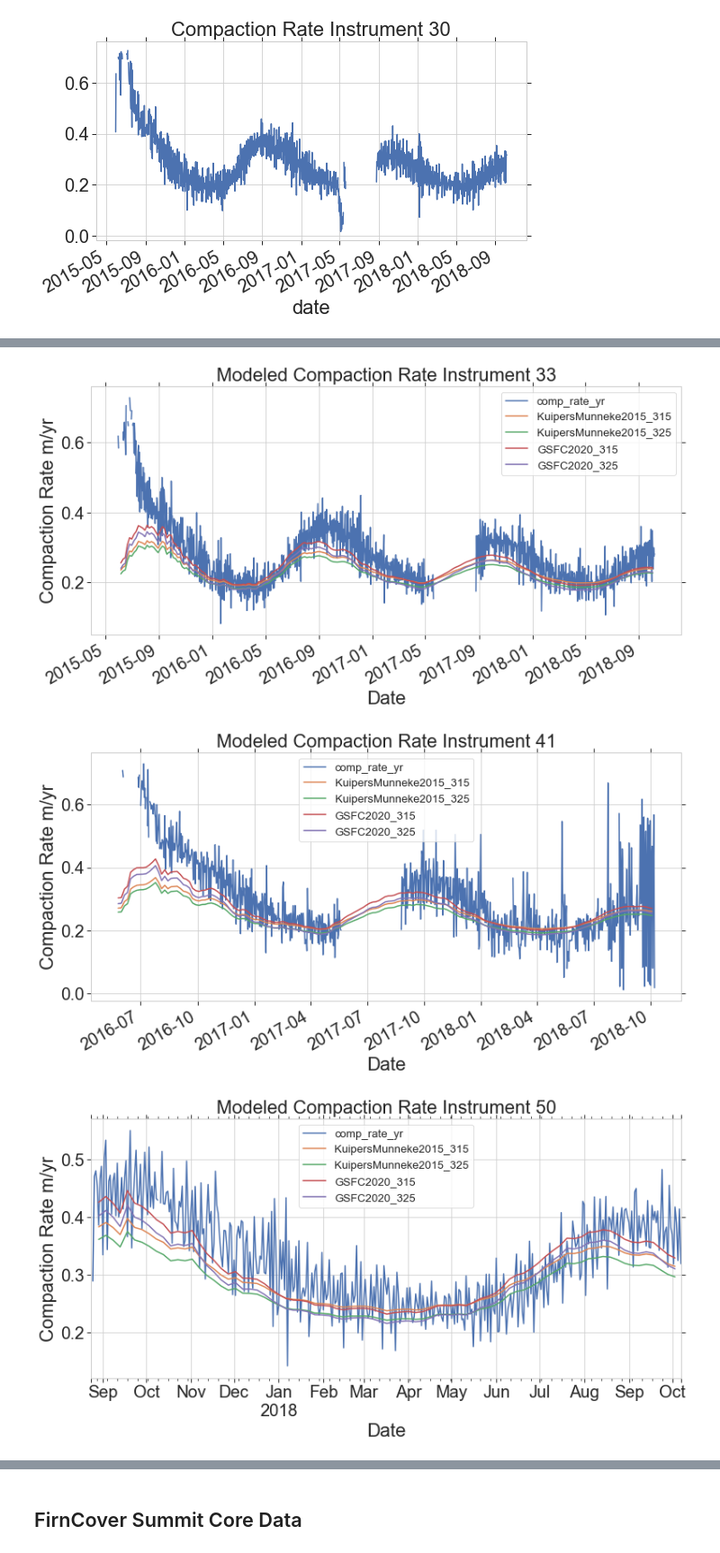
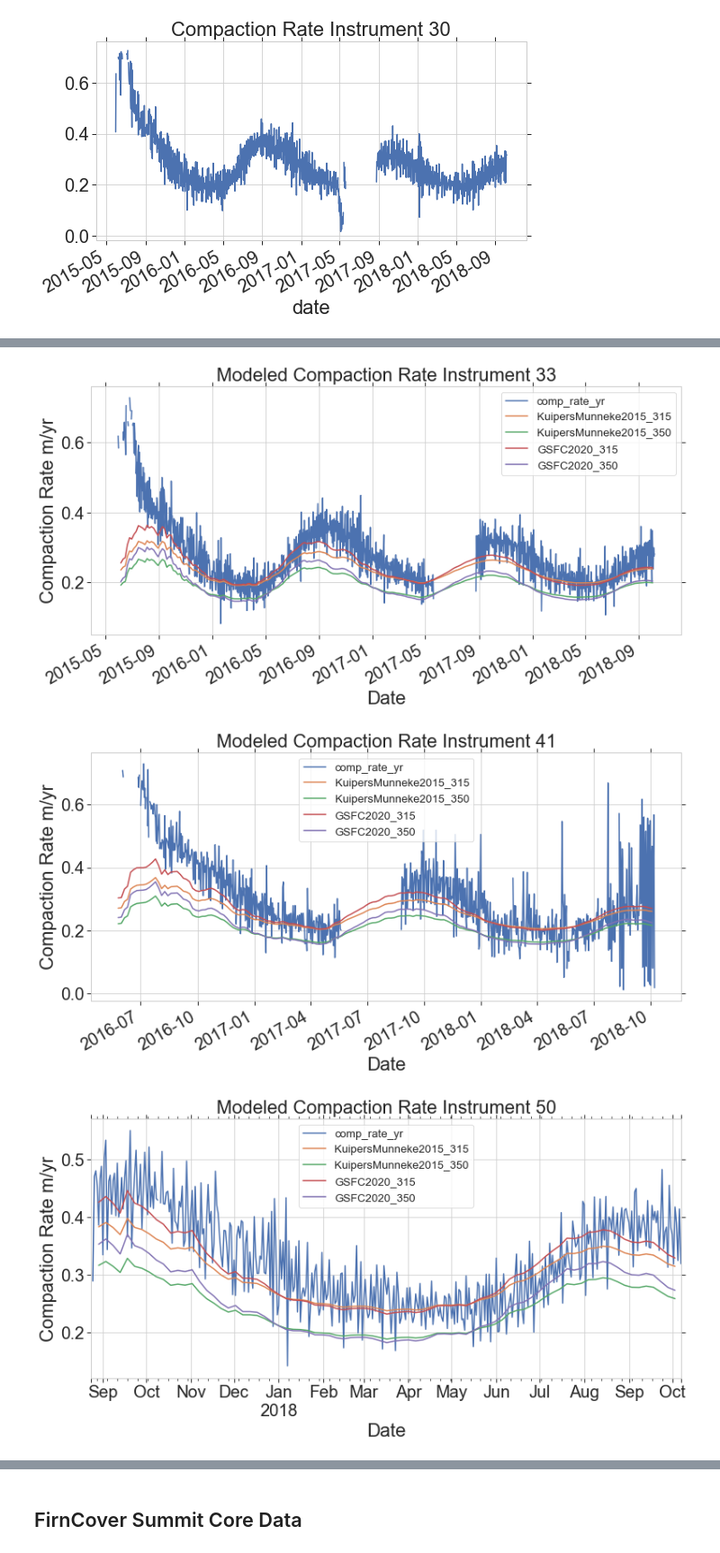
Before and after one commit to maximusjstevens/firncover, a Jupyter notebook: Summit_Model_Comp.ipynb, the cells around one changed output, grey strips where cells are left out. Shown at 90% size. Cells and saved outputs as stored; diff of their text form; code cells hidden in the pictures.

```diff
--- a/Summit_Model_Comp.ipynb
+++ b/Summit_Model_Comp.ipynb
@@ -153,7 +153,7 @@ fns = ['KuipersMunneke2015','GSFC2020']
 # fns = ['Morris2014', 'Crocus']
 # fns = ['GSFC2020']
 # rvs = ['315']
-rvs = [315,325]
+rvs = [315,350]
 # rd = {} #results dictionary
 # for physics in fns:
 #     for rv in rvs:
@@ -369,6 +369,6 @@ for II in SumIds:
     a1.set_xlabel('Date')
     a1.set_ylabel('Compaction Rate m/yr')
 
-    figfilename = f'Tplus{t_adjust}_Instrument_{II}_{lat_val}_{lon_val}_Modeled_Comp.png'
+    figfilename = f'Tplus{t_adjust}_Instrument_{II}_{lat_val}_{lon_val}_Modeled_Comp'
     f1.savefig(f'Summit_Figures/{figfilename}.png')
 # %% [output]
@@ -378,3 +378,3 @@ for II in SumIds:
-[figure, old version]
+[figure, new version]
-[figure, old version]
+[figure, new version]
-[figure, old version]
+[figure, new version]
```
Also changed, not shown: parts of 11 cells of this notebook.
